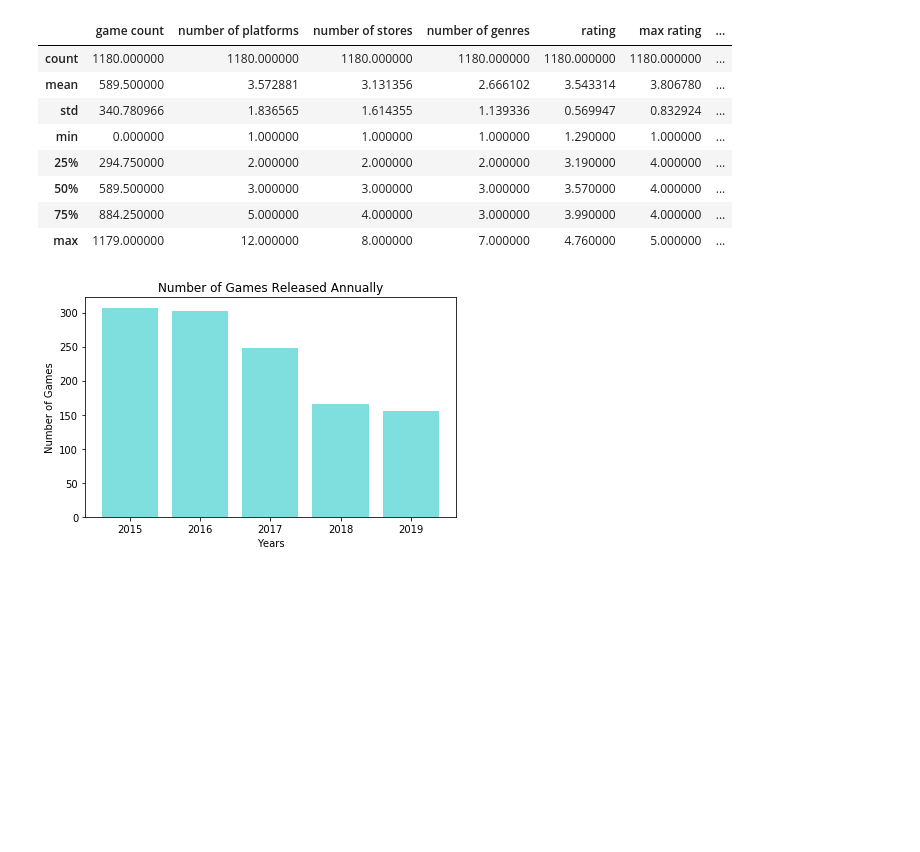
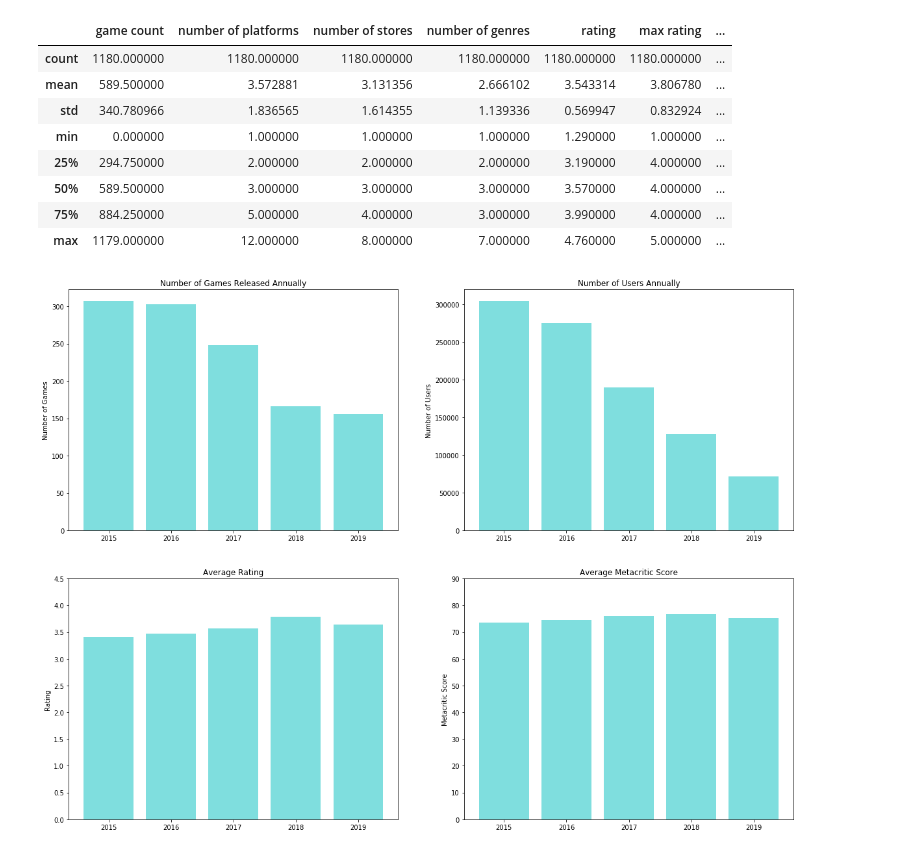
Before and after one commit to Rishi0406/project_1, a Jupyter notebook: analysis.ipynb, the cells around one changed output. Saved outputs shown, nothing was run; the diff lists cells and outputs as text; code cells hidden in the pictures; blank space fills up the shorter version.

```diff
--- a/analysis.ipynb
+++ b/analysis.ipynb
@@ -83,16 +84,46 @@ games_df.describe()
 | 50% | 589.500000 | 3.000000 | 3.000000 | 3.000000 | 3.570000 | 4.000000 | ... |
 | 75% | 884.250000 | 5.000000 | 4.000000 | 3.000000 | 3.990000 | 4.000000 | ... |
 | max | 1179.000000 | 12.000000 | 8.000000 | 7.000000 | 4.760000 | 5.000000 | ... |
-# %%
-# Generate a bar plot for total released each year
-
-plt.title("Number of Games Released Annually")
-plt.xlabel("Years")
-plt.ylabel("Number of Games")
-
-ax1 = plt.bar(total.index, total, color='c', alpha=0.5, align="center")
-plt.tight_layout()
-
-plt.show()
-# %% [output]
-[figure, removed]
+# %%
+# Visualise category variables
+
+fig, axes = plt.subplots(nrows = 2, ncols = 2, figsize = (20,15))
+
+# Generate a bar plot for total released each year
+
+total = games_df.groupby(games_df["year"])["game count"].count()
+
+axes[0,0].set_title("Number of Games Released Annually")
+axes[0,0].set_ylabel("Number of Games")
+
+total = axes[0,0].bar(total.index, total, color='c', alpha=0.5)
+
+
+
+# Generate a bar plot for total users each year
+users = games_df.groupby(games_df["year"])["users"].sum()
+
+axes[0,1].set_title("Number of Users Annually")
+axes[0,1].set_ylabel("Number of Users")
+
+users = axes[0,1].bar(users.index, users, color='c', alpha=0.5)
+
+
+# Generate a bar plot for average rating each year
+users = games_df.groupby(games_df["year"])["rating"].mean()
+axes[1,0].set_title("Average Rating")
+axes[1,0].set_ylim(top = 4.5)
+axes[1,0].set_ylabel("Rating")
+
+users = axes[1,0].bar(users.index, users, color='c', alpha=0.5)
+
+# Generate a bar plot for average metacritic score each year
+users = games_df.groupby(games_df["year"])["metacritic score"].mean()
+
+axes[1,1].set_title("Average Metacritic Score")
+axes[1,1].set_ylim(top = 90)
+axes[1,1].set_ylabel("Metacritic Score")
+
+users = axes[1,1].bar(users.index, users, color='c', alpha=0.5)
+# %% [output]
+[figure, added]
```
Also changed, not shown: parts of 16 cells of this notebook.
